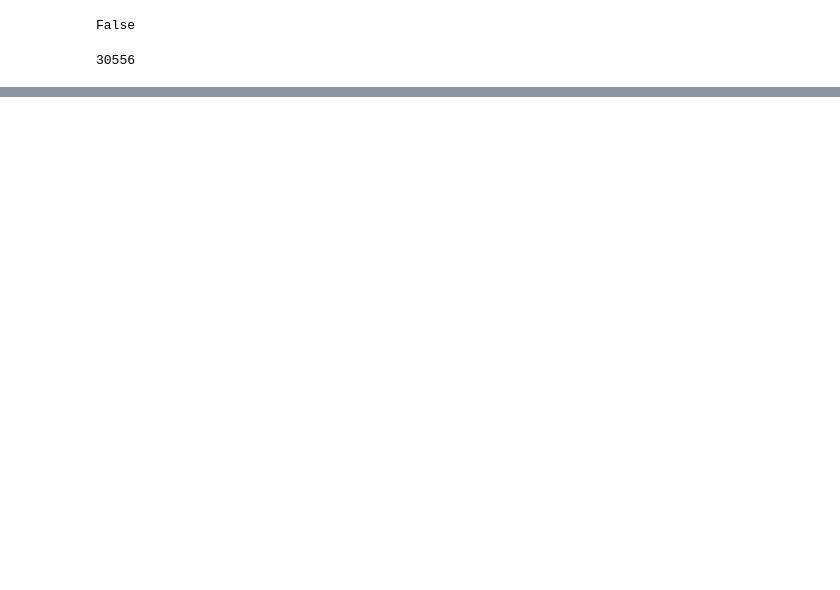
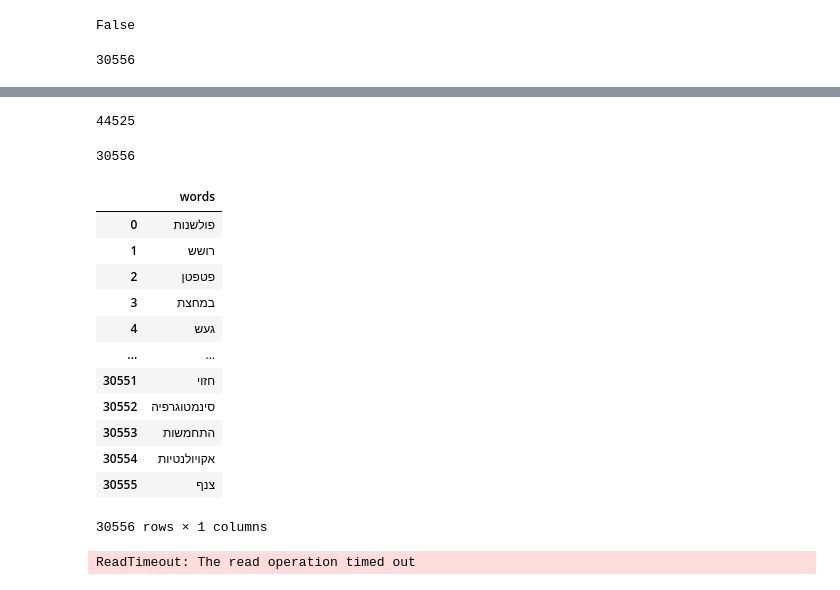
Before and after one commit to vzucher/gmatria, a Jupyter notebook: scraping-pealim.ipynb, the cells around one changed output, grey strips where cells are left out. Saved outputs shown, nothing was run; the diff lists cells and outputs as text; code cells hidden in the pictures; blank space fills up the shorter version.

```diff
--- a/scraping-pealim.ipynb
+++ b/scraping-pealim.ipynb
@@ -247,0 +217,32 @@ print(np.__version__)
+# %%
+len(new_words)
+# %% [output]
+44525
+# %%
+len(t)
+# %% [output]
+30556
+# %%
+t = list(t)
+# %%
+df = pd.DataFrame(t, columns=['words'])
+df
+# %% [output]
+|  | words |
+| 0 | פולשנות |
+| 1 | רושש |
+| 2 | פטפטן |
+| 3 | במחצת |
+| 4 | געש |
+| ... | ... |
+| 30551 | חזוי |
+| 30552 | סינמטוגרפיה |
+| 30553 | התחמשות |
+| 30554 | אקויולנטיות |
+| 30555 | צנף |
+30556 rows × 1 columns
+# %%
+translated = df.applymap(translate)
+translated
+# %% [output]
+ReadTimeout: The read operation timed out
```
Also changed, not shown: parts of 7 cells of this notebook, 8 other files.
